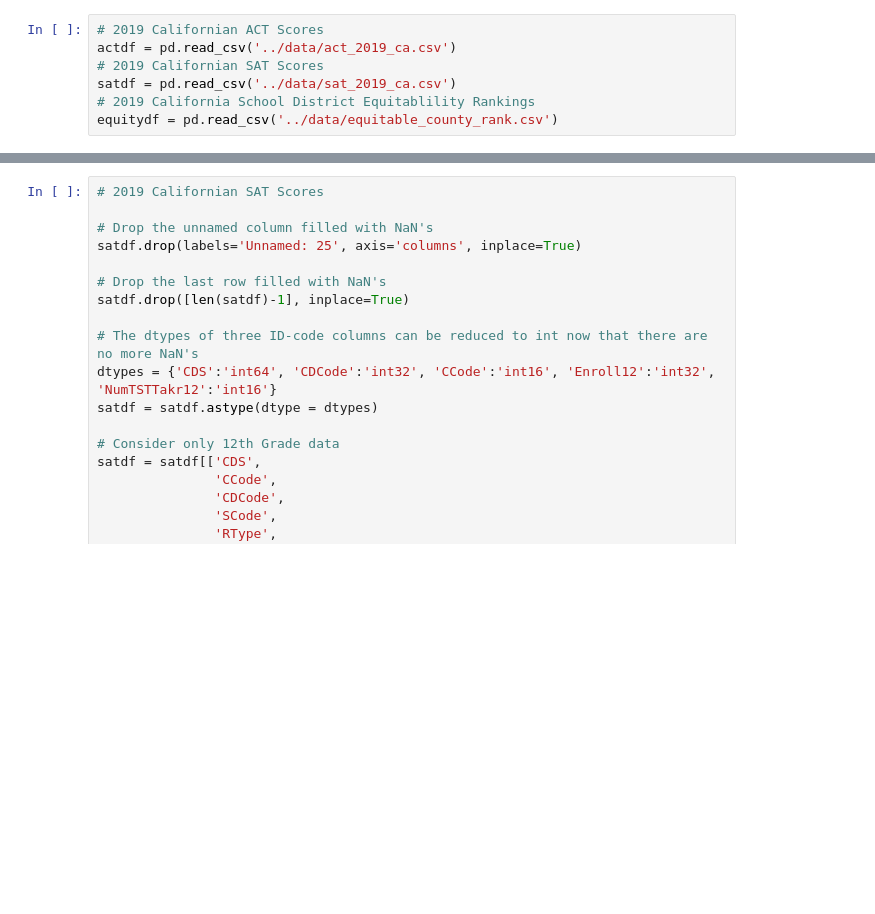
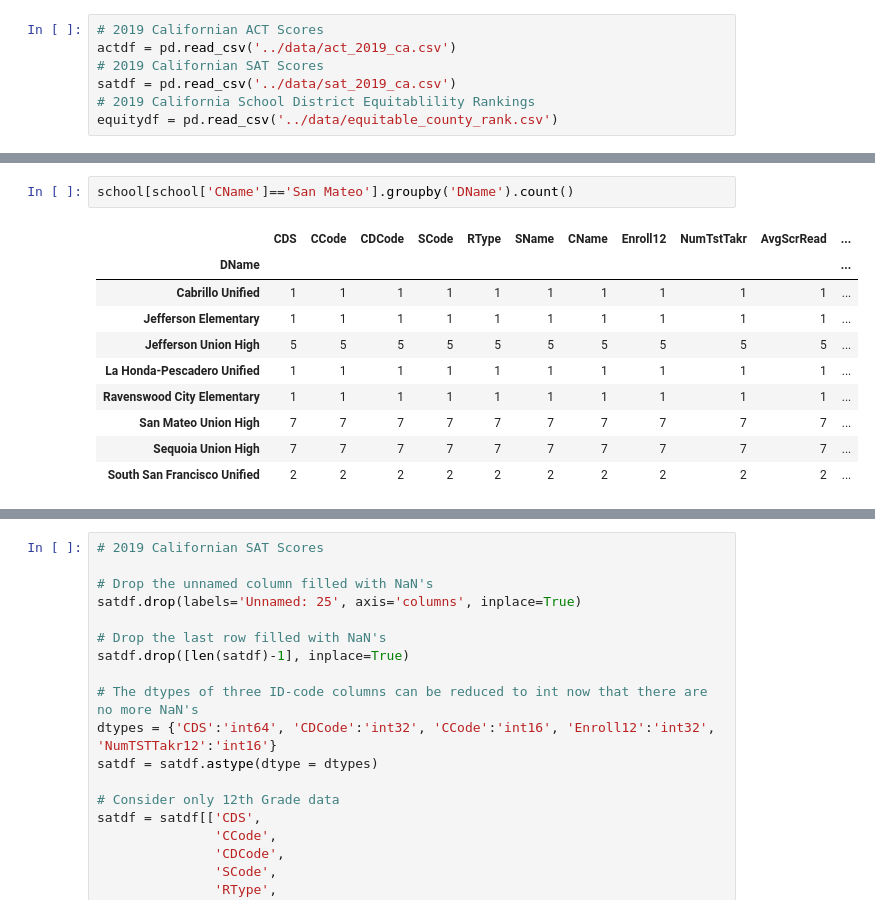
Before and after one commit to griffinbran/Equitable-Education-Affects-on-College-Entrance-Exam-Performance, a Jupyter notebook: Code/Notebook-01-Data-Import-and-Cleaning.ipynb, the cells around one changed output, grey strips where cells are left out. Saved outputs shown, nothing was run; the diff lists cells and outputs as text; blank space fills up the shorter version.

```diff
--- a/Code/Notebook-01-Data-Import-and-Cleaning.ipynb
+++ b/Code/Notebook-01-Data-Import-and-Cleaning.ipynb
@@ -28,0 +87,13 @@ equitydf = pd.read_csv('../data/equitable_county_rank.csv')
+# %%
+school[school['CName']=='San Mateo'].groupby('DName').count()
+# %% [output]
+|  | CDS | CCode | CDCode | SCode | RType | SName | CName | Enroll12 | NumTstTakr | AvgScrRead | ... |
+| DName |  |  |  |  |  |  |  |  |  |  | ... |
+| Cabrillo Unified | 1 | 1 | 1 | 1 | 1 | 1 | 1 | 1 | 1 | 1 | ... |
+| Jefferson Elementary | 1 | 1 | 1 | 1 | 1 | 1 | 1 | 1 | 1 | 1 | ... |
+| Jefferson Union High | 5 | 5 | 5 | 5 | 5 | 5 | 5 | 5 | 5 | 5 | ... |
+| La Honda-Pescadero Unified | 1 | 1 | 1 | 1 | 1 | 1 | 1 | 1 | 1 | 1 | ... |
+| Ravenswood City Elementary | 1 | 1 | 1 | 1 | 1 | 1 | 1 | 1 | 1 | 1 | ... |
+| San Mateo Union High | 7 | 7 | 7 | 7 | 7 | 7 | 7 | 7 | 7 | 7 | ... |
+| Sequoia Union High | 7 | 7 | 7 | 7 | 7 | 7 | 7 | 7 | 7 | 7 | ... |
+| South San Francisco Unified | 2 | 2 | 2 | 2 | 2 | 2 | 2 | 2 | 2 | 2 | ... |
```
Also changed, not shown: parts of 38 cells of this notebook.
